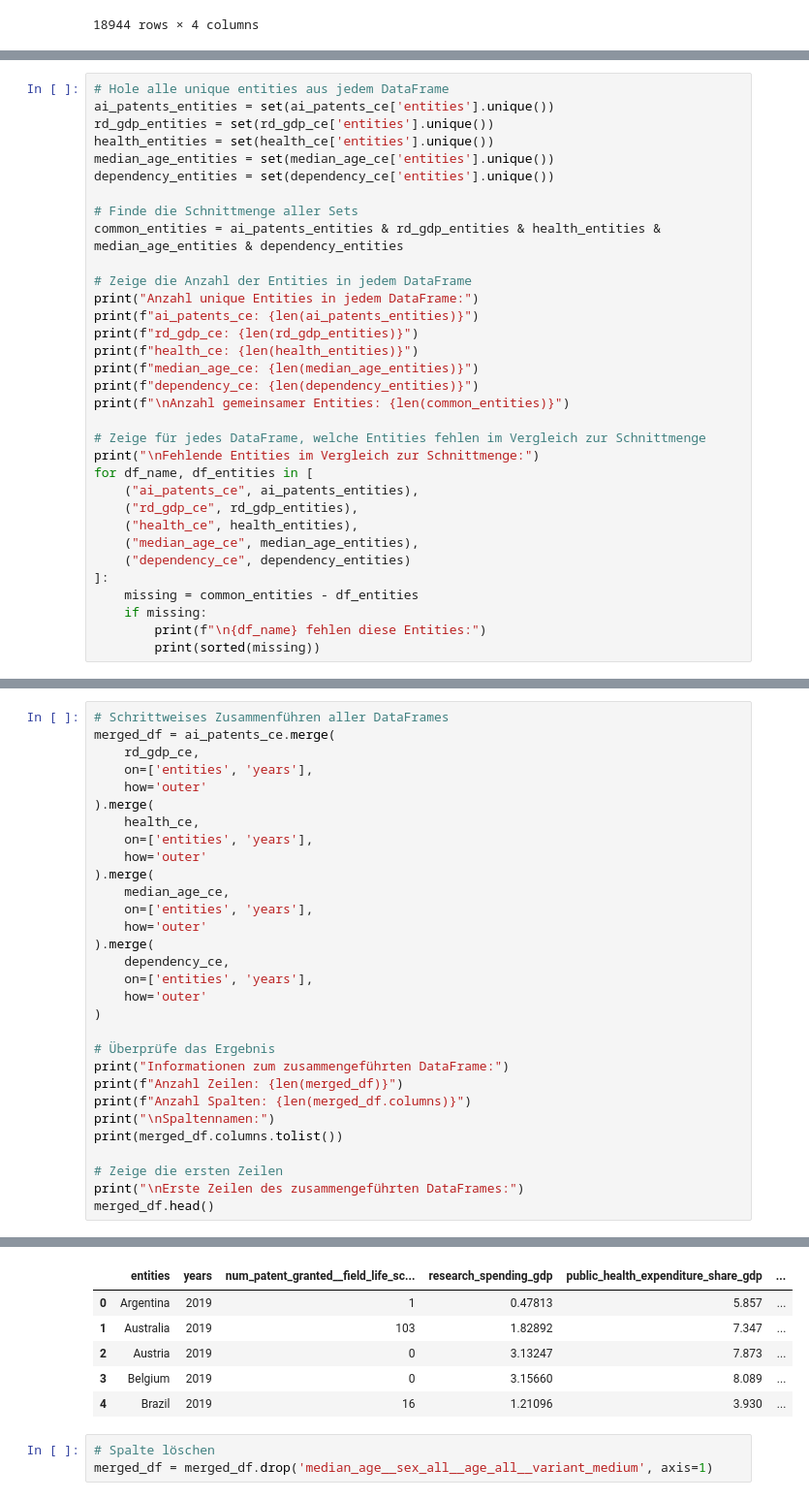
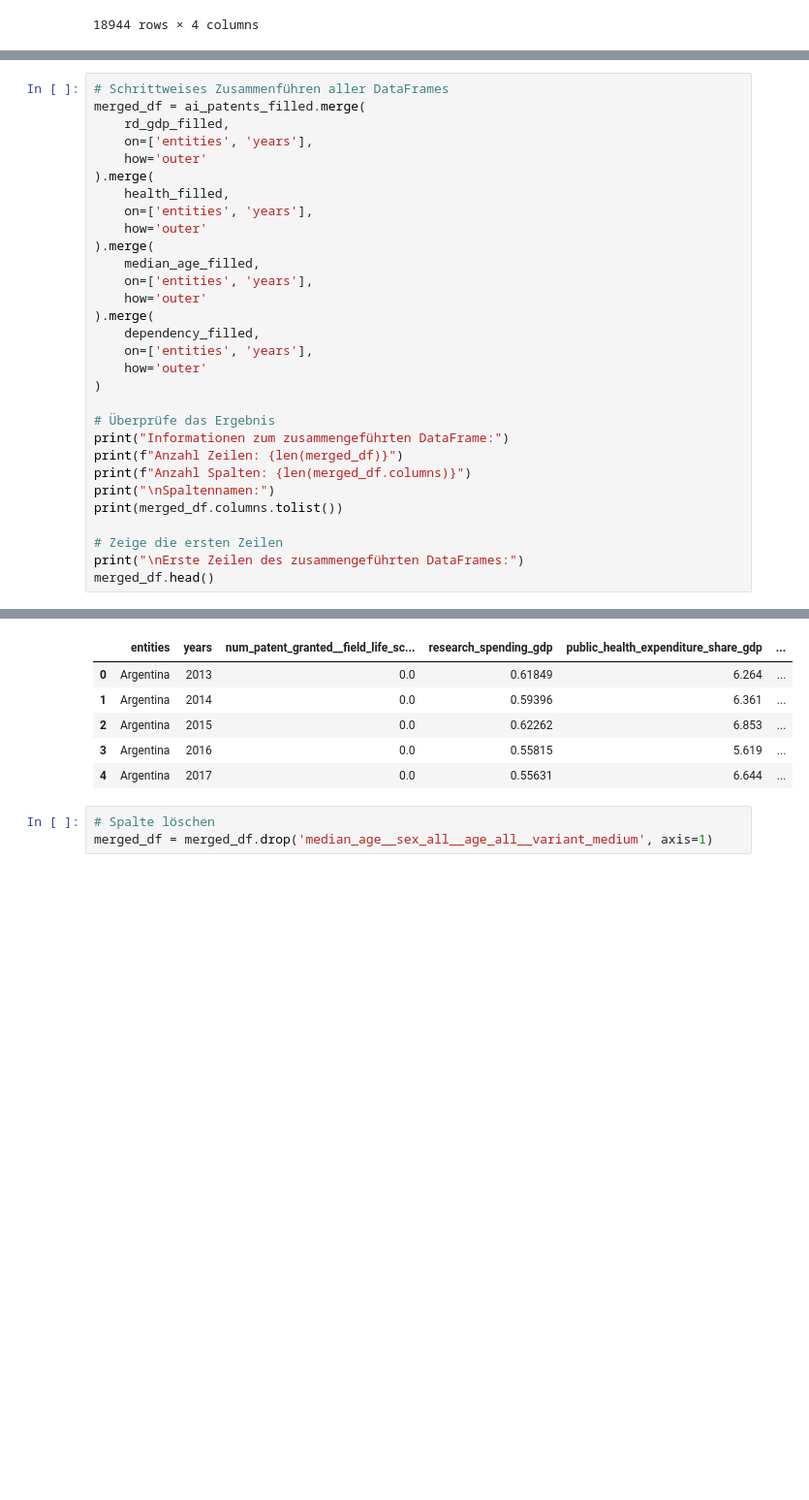
Before and after one commit to TobiasMaissen/cas_statistik_davi, a Jupyter notebook: our_world_in_data_expl.ipynb, the cells around one changed output, grey strips where cells are left out. Shown at 97% size. Drawn from its saved outputs; the diff is of its cells as text; blank space fills up the shorter version.

```diff
--- a/our_world_in_data_expl.ipynb
+++ b/our_world_in_data_expl.ipynb
@@ -428,33 +314,0 @@ dependency_ce:  47
-# %%
-# Hole alle unique entities aus jedem DataFrame
-ai_patents_entities = set(ai_patents_ce['entities'].unique())
-rd_gdp_entities = set(rd_gdp_ce['entities'].unique())
-health_entities = set(health_ce['entities'].unique())
-median_age_entities = set(median_age_ce['entities'].unique())
-dependency_entities = set(dependency_ce['entities'].unique())
-
-# Finde die Schnittmenge aller Sets
-common_entities = ai_patents_entities & rd_gdp_entities & health_entities & median_age_entities & dependency_entities
-
-# Zeige die Anzahl der Entities in jedem DataFrame
-print("Anzahl unique Entities in jedem DataFrame:")
-print(f"ai_patents_ce: {len(ai_patents_entities)}")
-print(f"rd_gdp_ce: {len(rd_gdp_entities)}")
-print(f"health_ce: {len(health_entities)}")
-print(f"median_age_ce: {len(median_age_entities)}")
-print(f"dependency_ce: {len(dependency_entities)}")
-print(f"\nAnzahl gemeinsamer Entities: {len(common_entities)}")
-
-# Zeige für jedes DataFrame, welche Entities fehlen im Vergleich zur Schnittmenge
-print("\nFehlende Entities im Vergleich zur Schnittmenge:")
-for df_name, df_entities in [
-    ("ai_patents_ce", ai_patents_entities),
-    ("rd_gdp_ce", rd_gdp_entities),
-    ("health_ce", health_entities),
-    ("median_age_ce", median_age_entities),
-    ("dependency_ce", dependency_entities)
-]:
-    missing = common_entities - df_entities
-    if missing:
-        print(f"\n{df_name} fehlen diese Entities:")
-        print(sorted(missing))
@@ -472,19 +631,19 @@ Fehlende Entities im Vergleich zur Schnittmenge:
 # %%
 # Schrittweises Zusammenführen aller DataFrames
-merged_df = ai_patents_ce.merge(
-    rd_gdp_ce,
+merged_df = ai_patents_filled.merge(
+    rd_gdp_filled,
     on=['entities', 'years'],
     how='outer'
 ).merge(
-    health_ce,
+    health_filled,
     on=['entities', 'years'],
     how='outer'
 ).merge(
-    median_age_ce,
+    median_age_filled,
     on=['entities', 'years'],
     how='outer'
 ).merge(
-    dependency_ce,
+    dependency_filled,
     on=['entities', 'years'],
     how='outer'
 )
@@ -505,15 +664,15 @@ Anzahl Zeilen: 47
 Anzahl Spalten: 9
 
 Spaltennamen:
 ['entities', 'years', 'num_patent_granted__field_life_sciences', 'research_spending_gdp', 'public_health_expenditure_share_gdp', 'median_age__sex_all__age_all__variant_estimates', 'median_age__sex_all ...
 
 Erste Zeilen des zusammengeführten DataFrames:
 |  | entities | years | num_patent_granted__field_life_sc... | research_spending_gdp | public_health_expenditure_share_gdp | ... |
-| 0 | Argentina | 2019 | 1 | 0.47813 | 5.857 | ... |
-| 1 | Australia | 2019 | 103 | 1.82892 | 7.347 | ... |
-| 2 | Austria | 2019 | 0 | 3.13247 | 7.873 | ... |
-| 3 | Belgium | 2019 | 0 | 3.15660 | 8.089 | ... |
-| 4 | Brazil | 2019 | 16 | 1.21096 | 3.930 | ... |
+| 0 | Argentina | 2013 | 0.0 | 0.61849 | 6.264 | ... |
+| 1 | Argentina | 2014 | 0.0 | 0.59396 | 6.361 | ... |
+| 2 | Argentina | 2015 | 0.0 | 0.62262 | 6.853 | ... |
+| 3 | Argentina | 2016 | 0.0 | 0.55815 | 5.619 | ... |
+| 4 | Argentina | 2017 | 0.0 | 0.55631 | 6.644 | ... |
 # %%
 # Spalte löschen
 merged_df = merged_df.drop('median_age__sex_all__age_all__variant_medium', axis=1)
```
Also changed, not shown: parts of 33 cells of this notebook, 4 other files.
